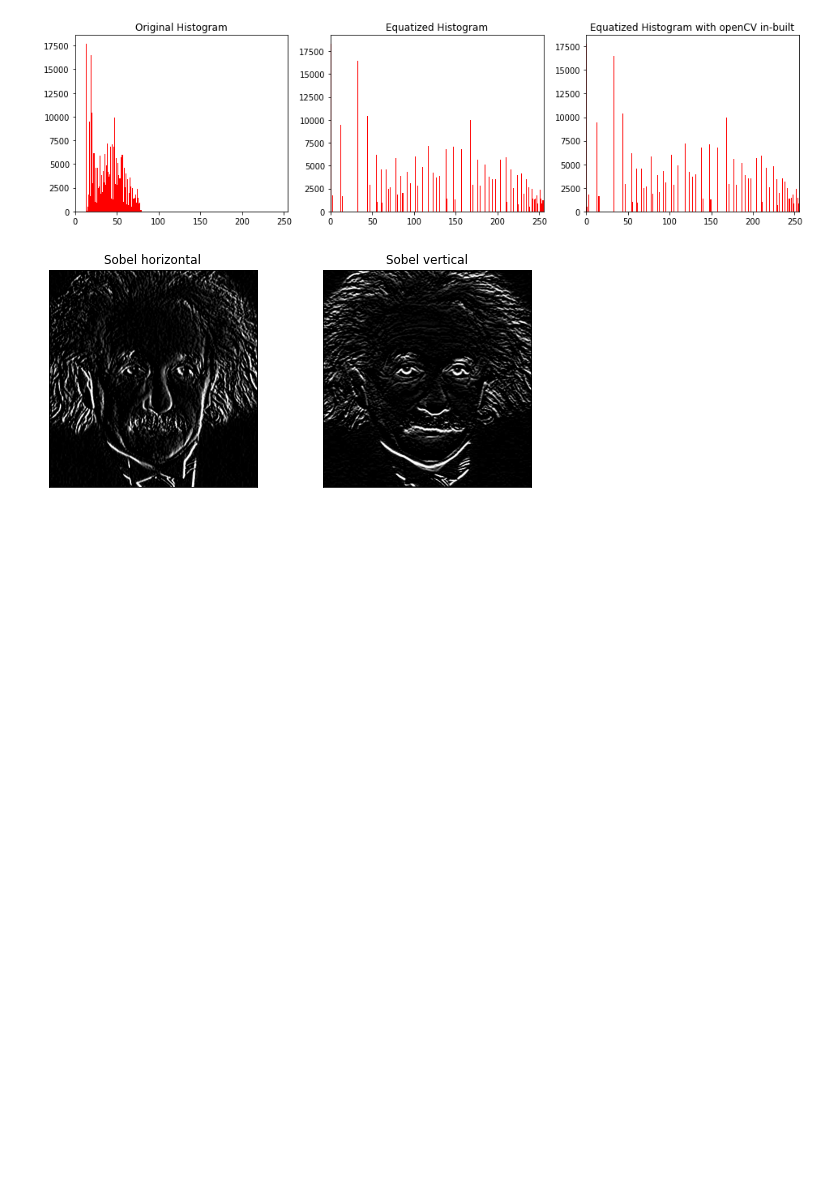
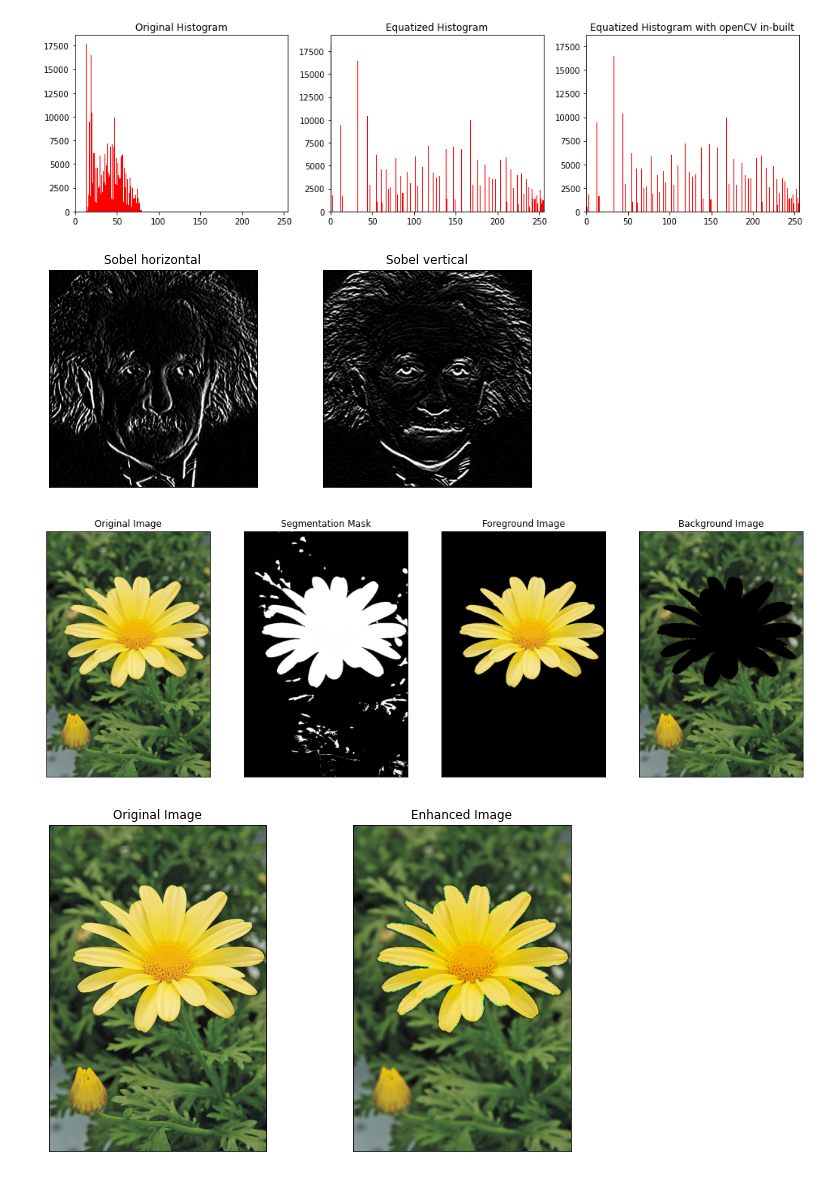
Before and after one commit to GevinduGanganath/EN2550, a Jupyter notebook: Assignment 1/Assignment 1.ipynb, the cells around one changed output. Saved outputs shown, nothing was run; the diff lists cells and outputs as text; code cells hidden in the pictures; blank space fills up the shorter version.

```diff
--- a/Assignment 1/Assignment 1.ipynb
+++ b/Assignment 1/Assignment 1.ipynb
@@ -177,0 +196,61 @@ plt.show()
+# %%
+# Question 7 with cv.GC_INIT_WITH_MASK
+
+fig_daisy = cv.imread("Images\daisy.jpg")
+assert fig_daisy is not None
+fig_daisy_masked = cv.imread('Images\daisy_masked.jpg', cv.IMREAD_GRAYSCALE)
+assert fig_daisy_masked is not None
+
+mask = np.zeros(fig_daisy.shape[:2], np.uint8)
+mask[fig_daisy_masked > 0] = cv.GC_PR_FGD
+mask[fig_daisy_masked == 0] = cv.GC_BGD
+fgModel, bgModel = np.zeros((1, 65), np.float64), np.zeros((1, 65), np.float64)
+
+mask, bgModel, fgModel = cv.grabCut(fig_daisy,mask,None,bgModel,fgModel,5,cv.GC_INIT_WITH_MASK)
+
+outputMask = np.where((mask == 2) | (mask == 0), 0, 1).astype(np.uint8)
+output = fig_daisy*outputMask[:,:,np.newaxis]
+
+fig_daisy, output = cv.cvtColor(fig_daisy, cv.COLOR_BGR2RGB), cv.cvtColor(output, cv.COLOR_BGR2RGB)
+
+fig, ax = plt.subplots(1, 4, figsize=(18, 6))
+ax[0].imshow(fig_daisy)
+ax[0].get_xaxis().set_visible(False)
+ax[0].get_yaxis().set_visible(False)
+ax[0].set_title("Original Image")
+ax[1].imshow(fig_daisy_masked, cmap = "gray", vmin=0, vmax=255)
+ax[1].get_xaxis().set_visible(False)
+ax[1].get_yaxis().set_visible(False)
+ax[1].set_title("Segmentation Mask")
+ax[2].imshow(output)
+ax[2].get_xaxis().set_visible(False)
+ax[2].get_yaxis().set_visible(False)
+ax[2].set_title("Foreground Image")
+ax[3].imshow(fig_daisy- output)
+ax[3].get_xaxis().set_visible(False)
+ax[3].get_yaxis().set_visible(False)
+ax[3].set_title("Background Image")
+plt.savefig(r"Report/Images/71.jpg")
+
+plt.show()
+
+gaussian_output = cv.GaussianBlur(fig_daisy-output, (9, 9), 4)
+output = cv.cvtColor(output, cv.COLOR_RGB2HSV)
+output[:,:,1] = cv.add(output[:,:,1], 30)
+output = cv.cvtColor(output, cv.COLOR_HSV2RGB)
+
+fig, ax = plt.subplots(1, 2, figsize=(10, 6))
+ax[0].imshow(fig_daisy)
+ax[0].get_xaxis().set_visible(False)
+ax[0].get_yaxis().set_visible(False)
+ax[0].set_title("Original Image")
+ax[1].imshow(output+gaussian_output)
+ax[1].get_xaxis().set_visible(False)
+ax[1].get_yaxis().set_visible(False)
+ax[1].set_title("Enhanced Image")
+plt.savefig(r"Report/Images/72.jpg")
+
+plt.show()
+# %% [output]
+[figure, added]
+[figure, added]
```
Also changed, not shown: parts of 2 cells of this notebook, 14 other files.
